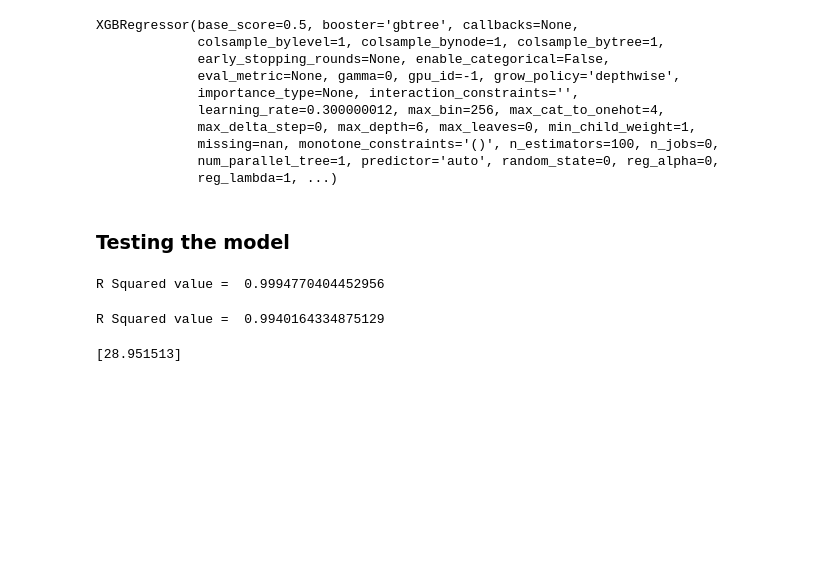
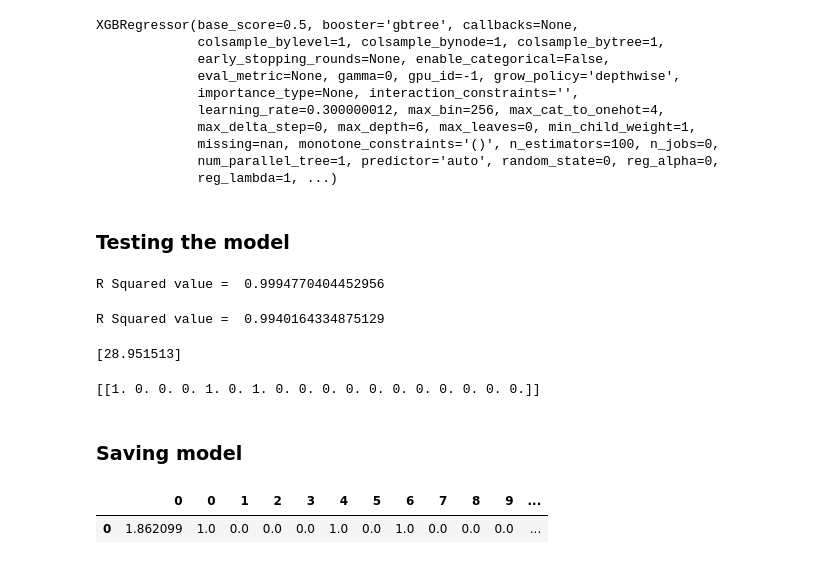
Before and after one commit to hoangledoan/AI-Challenge, a Jupyter notebook: challenge.ipynb, the cells around one changed output. Drawn from its saved outputs; the diff is of its cells as text; code cells hidden in the pictures; blank space fills up the shorter version.

```diff
--- a/challenge.ipynb
+++ b/challenge.ipynb
@@ -217,8 +217,8 @@ X_train, X_test, Y_train, Y_test = train_test_split(X, Y, test_size=0.2, random_
 from sklearn.preprocessing import OneHotEncoder
 
 OH_encoder = OneHotEncoder(handle_unknown='ignore', sparse= False)
-OH_cols_train = pd.DataFrame(OH_encoder.fit_transform(X_train[categorical_colums]))
-OH_cols_test = pd.DataFrame(OH_encoder.transform(X_test[categorical_colums]))
+OH_cols_train = pd.DataFrame(OH_encoder.fit_transform(X_train[categorical_colums].values))
+OH_cols_test = pd.DataFrame(OH_encoder.transform(X_test[categorical_colums].values))
 # %%
 OH_cols_train.index = X_train.index
 OH_cols_test.index = X_test.index
@@ -230,8 +230,8 @@ num_X_test = X_test.drop(categorical_colums, axis = 1)
 # %%
 from sklearn.preprocessing import StandardScaler
 scaler = StandardScaler()
-Scaler_X_train = pd.DataFrame(scaler.fit_transform(X_train[['JAHR']]))
-Scaler_X_test = pd.DataFrame(scaler.transform(X_test[['JAHR']]))
+Scaler_X_train = pd.DataFrame(scaler.fit_transform(X_train[['JAHR']].values))
+Scaler_X_test = pd.DataFrame(scaler.transform(X_test[['JAHR']].values))
 # %%
 Scaler_X_train.index = X_train.index
 Scaler_X_test.index = X_test.index
@@ -284,3 +284,10 @@ test_df = pd.concat([Scale_num_df_test, OH_df_test], axis = 1)
 print(regressor.predict(test_df))
 # %% [output]
 [28.951513]
+# %%
+x = OH_encoder.transform([['Alkoholunfälle', 'insgesamt', '01']])
+print(x)
+# %% [output]
+[[1. 0. 0. 0. 1. 0. 1. 0. 0. 0. 0. 0. 0. 0. 0. 0. 0. 0.]]
+# %% [markdown]
+### Saving model
@@ -286,0 +301,5 @@ print(regressor.predict(test_df))
+# %%
+test_df
+# %% [output]
+|  | 0 | 0 | 1 | 2 | 3 | 4 | 5 | 6 | 7 | 8 | 9 | ... |
+| 0 | 1.862099 | 1.0 | 0.0 | 0.0 | 0.0 | 1.0 | 0.0 | 1.0 | 0.0 | 0.0 | 0.0 | ... |
```
Also changed, not shown: parts of 2 cells of this notebook, 6 other files.
